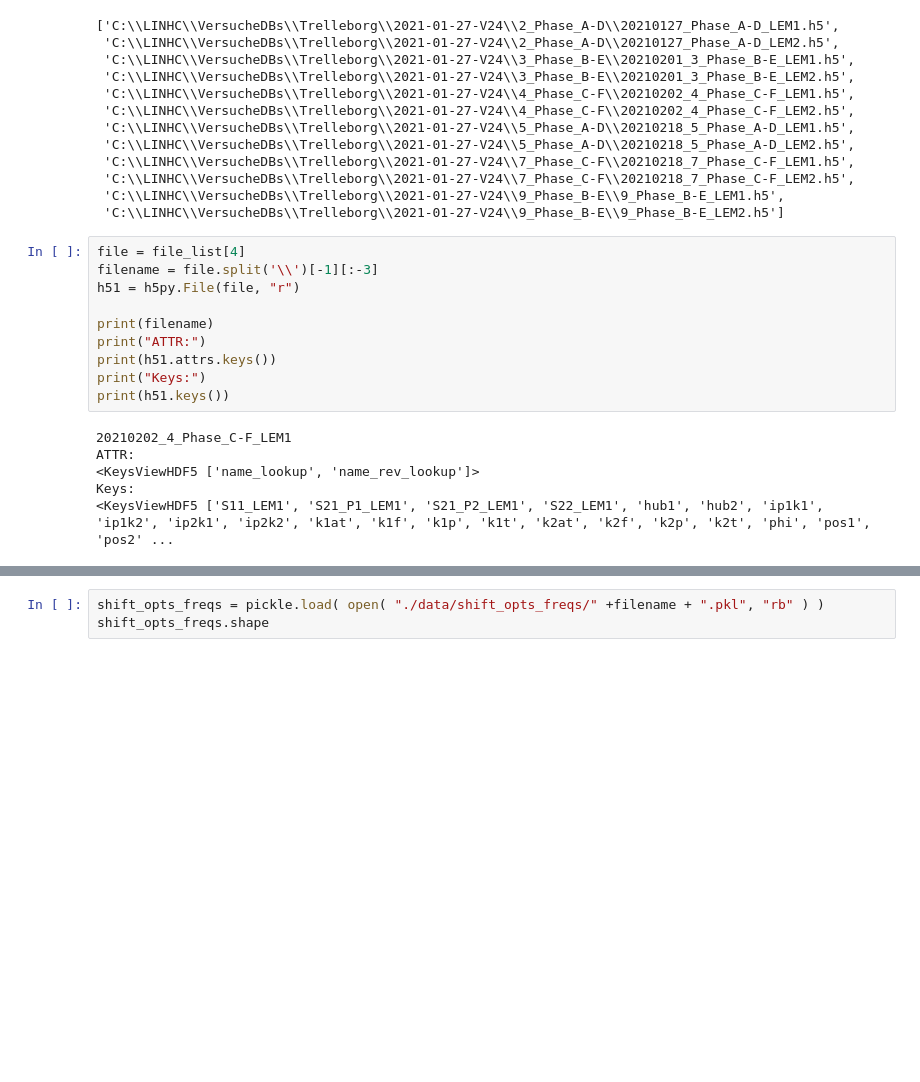
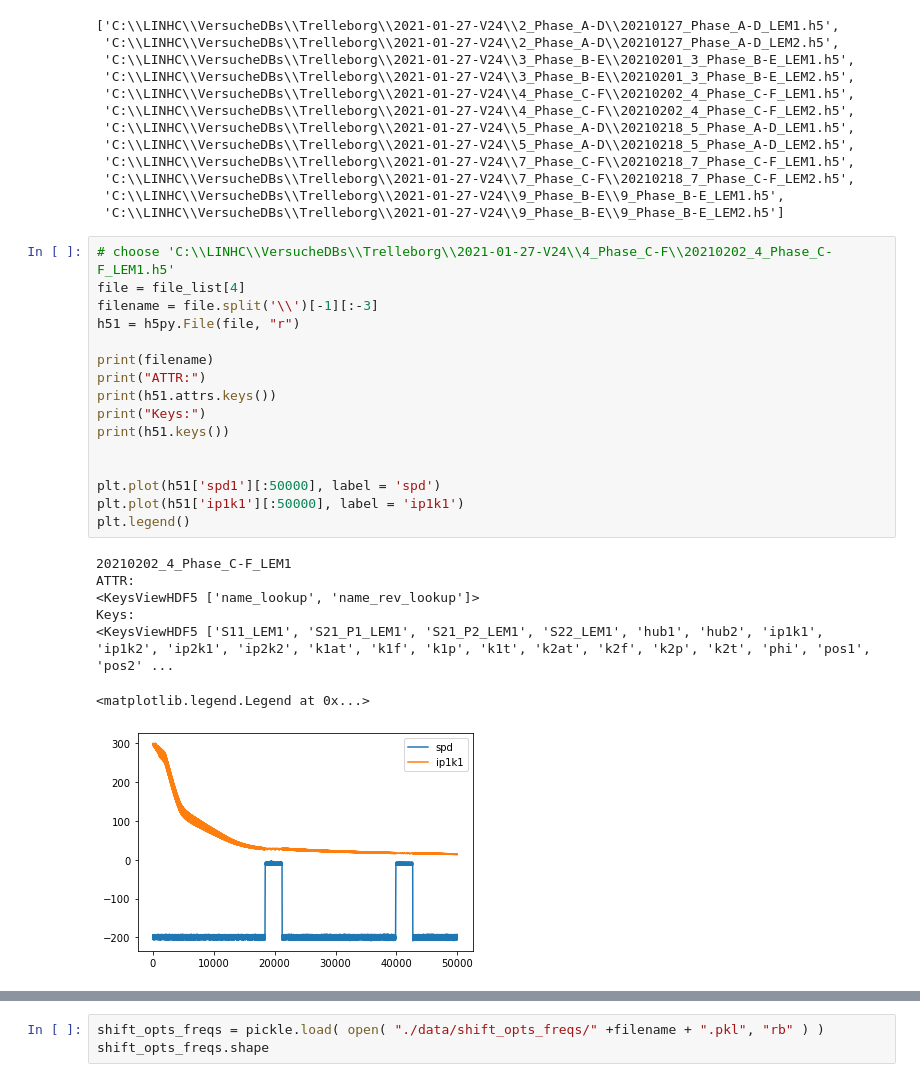
Before and after one commit to chen-xin-94/trelleborg, a Jupyter notebook: LR_shift.ipynb, the cells around one changed output, grey strips where cells are left out. Cells and saved outputs as stored; diff of their text form; blank space fills up the shorter version.

```diff
--- a/LR_shift.ipynb
+++ b/LR_shift.ipynb
@@ -27,21 +27,29 @@ file_list
  'C:\\LINHC\\VersucheDBs\\Trelleborg\\2021-01-27-V24\\9_Phase_B-E\\9_Phase_B-E_LEM1.h5',
  'C:\\LINHC\\VersucheDBs\\Trelleborg\\2021-01-27-V24\\9_Phase_B-E\\9_Phase_B-E_LEM2.h5']
 # %%
+# choose 'C:\\LINHC\\VersucheDBs\\Trelleborg\\2021-01-27-V24\\4_Phase_C-F\\20210202_4_Phase_C-F_LEM1.h5'
 file = file_list[4]
 filename = file.split('\\')[-1][:-3]
 h51 = h5py.File(file, "r")
 
 print(filename)
 print("ATTR:")
 print(h51.attrs.keys())
 print("Keys:")
 print(h51.keys())
+
+
+plt.plot(h51['spd1'][:50000], label = 'spd')
+plt.plot(h51['ip1k1'][:50000], label = 'ip1k1')
+plt.legend()
 # %% [output]
 20210202_4_Phase_C-F_LEM1
 ATTR:
 <KeysViewHDF5 ['name_lookup', 'name_rev_lookup']>
 Keys:
 <KeysViewHDF5 ['S11_LEM1', 'S21_P1_LEM1', 'S21_P2_LEM1', 'S22_LEM1', 'hub1', 'hub2', 'ip1k1', 'ip1k2', 'ip2k1', 'ip2k2', 'k1at', 'k1f', 'k1p', 'k1t', 'k2at', 'k2f', 'k2p', 'k2t', 'phi', 'pos1', 'pos2' ...
+<matplotlib.legend.Legend at 0x...>
+[figure, added]
 # %%
 low = np.where(h51['spd1'][:]>-50)[0]
 # skip the lsa in first 10000 points because some wierd patterns in speed,
```
Also changed, not shown: parts of 23 cells of this notebook.
